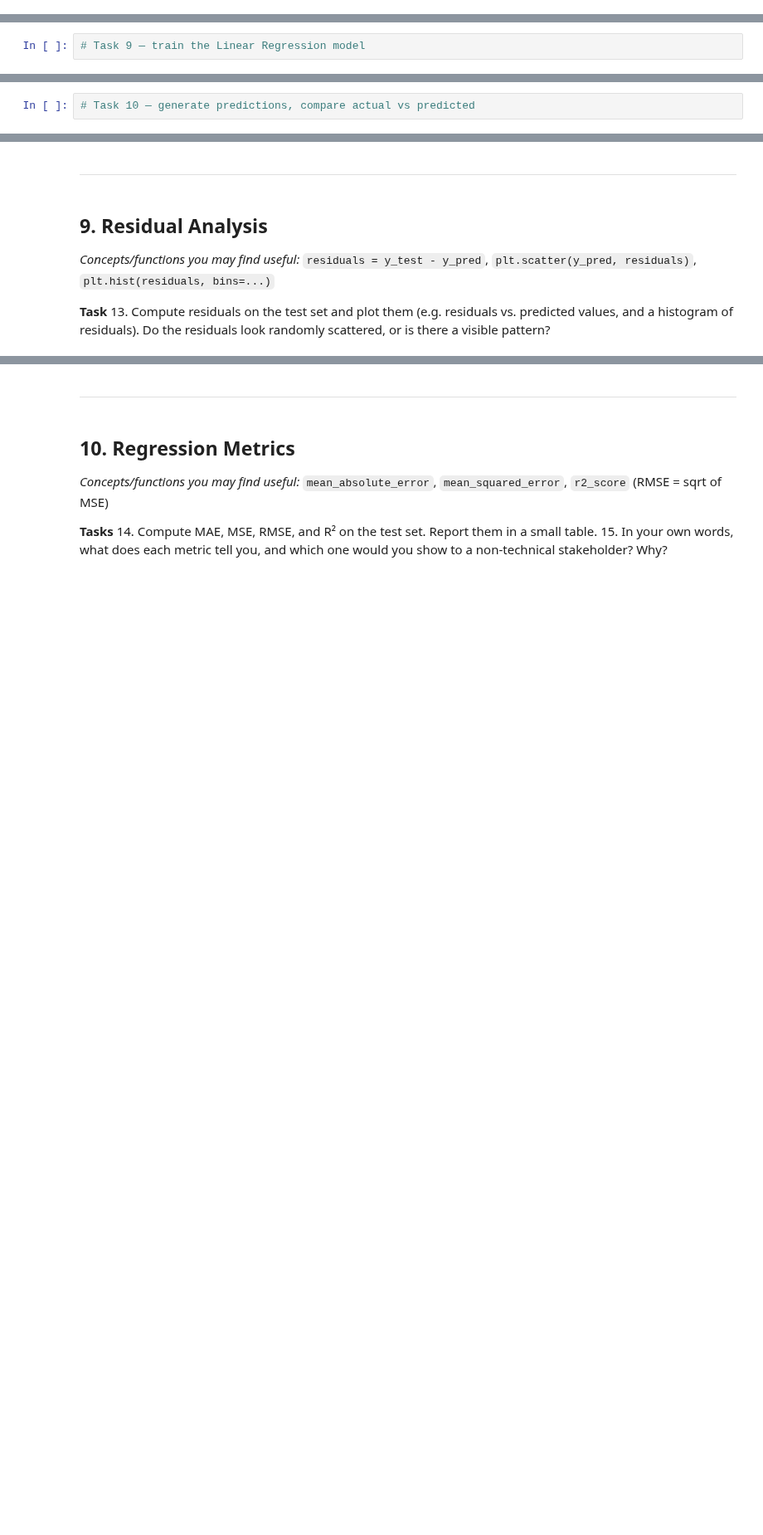
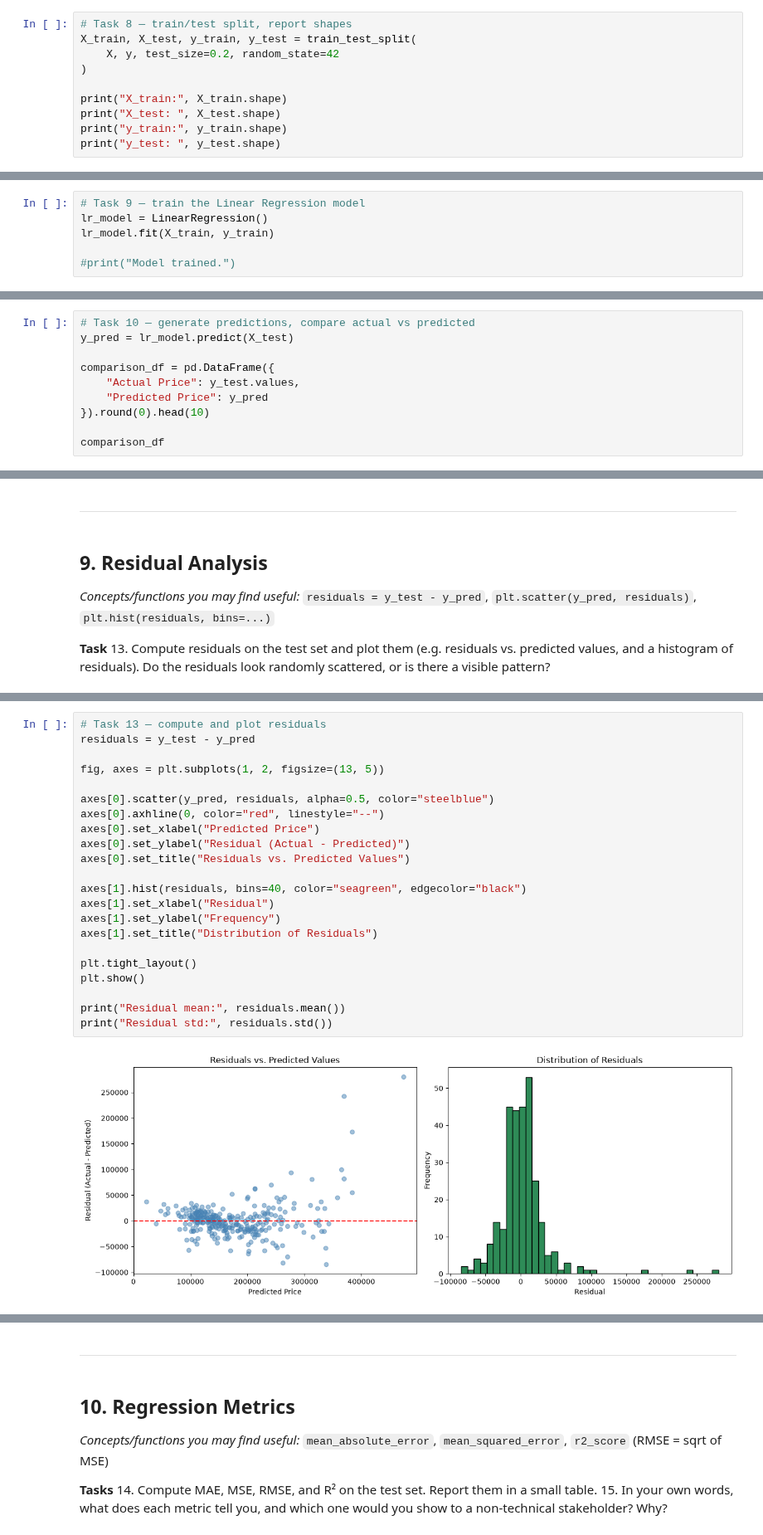
Before and after one commit to msufianchoohan/ml-lab, a Jupyter notebook: LAB 05/Lab5_Linear_Regression_Template.ipynb, the cells around one changed output, grey strips where cells are left out. Shown at 83% size. Cells and saved outputs as stored; diff of their text form; blank space fills up the shorter version.

```diff
--- a/LAB 05/Lab5_Linear_Regression_Template.ipynb
+++ b/LAB 05/Lab5_Linear_Regression_Template.ipynb
@@ -109,0 +175,10 @@ _(your answer here)_
+# %%
+# Task 8 — train/test split, report shapes
+X_train, X_test, y_train, y_test = train_test_split(
+    X, y, test_size=0.2, random_state=42
+)
+
+print("X_train:", X_train.shape)
+print("X_test: ", X_test.shape)
+print("y_train:", y_train.shape)
+print("y_test: ", y_test.shape)
@@ -118,3 +198,7 @@ _(your answer here)_
 9. Train a `LinearRegression` model on the training data.
 # %%
 # Task 9 — train the Linear Regression model
+lr_model = LinearRegression()
+lr_model.fit(X_train, y_train)
+
+#print("Model trained.")
@@ -129,3 +215,11 @@ _(your answer here)_
 10. Generate predicted prices on the test set, and display a small table comparing actual vs. predicted price for 10 test houses.
 # %%
 # Task 10 — generate predictions, compare actual vs predicted
+y_pred = lr_model.predict(X_test)
+
+comparison_df = pd.DataFrame({
+    "Actual Price": y_test.values,
+    "Predicted Price": y_pred
+}).round(0).head(10)
+
+comparison_df
@@ -176,0 +324,24 @@ _(your answer here)_
+# %%
+# Task 13 — compute and plot residuals
+residuals = y_test - y_pred
+
+fig, axes = plt.subplots(1, 2, figsize=(13, 5))
+
+axes[0].scatter(y_pred, residuals, alpha=0.5, color="steelblue")
+axes[0].axhline(0, color="red", linestyle="--")
+axes[0].set_xlabel("Predicted Price")
+axes[0].set_ylabel("Residual (Actual - Predicted)")
+axes[0].set_title("Residuals vs. Predicted Values")
+
+axes[1].hist(residuals, bins=40, color="seagreen", edgecolor="black")
+axes[1].set_xlabel("Residual")
+axes[1].set_ylabel("Frequency")
+axes[1].set_title("Distribution of Residuals")
+
+plt.tight_layout()
+plt.show()
+
+print("Residual mean:", residuals.mean())
+print("Residual std:", residuals.std())
+# %% [output]
+[figure, added]
```
Also changed, not shown: parts of 41 cells of this notebook, 1 other file.
